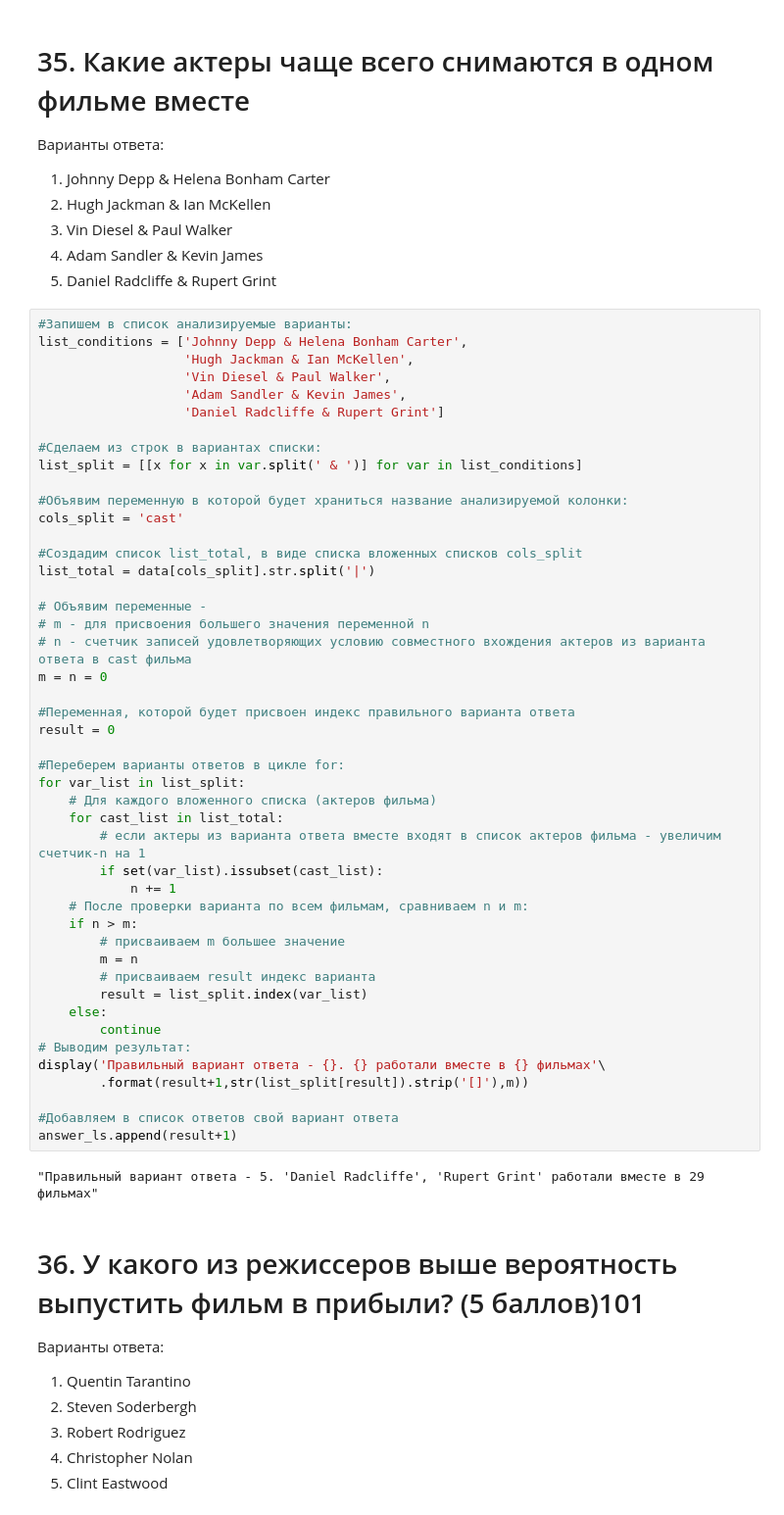
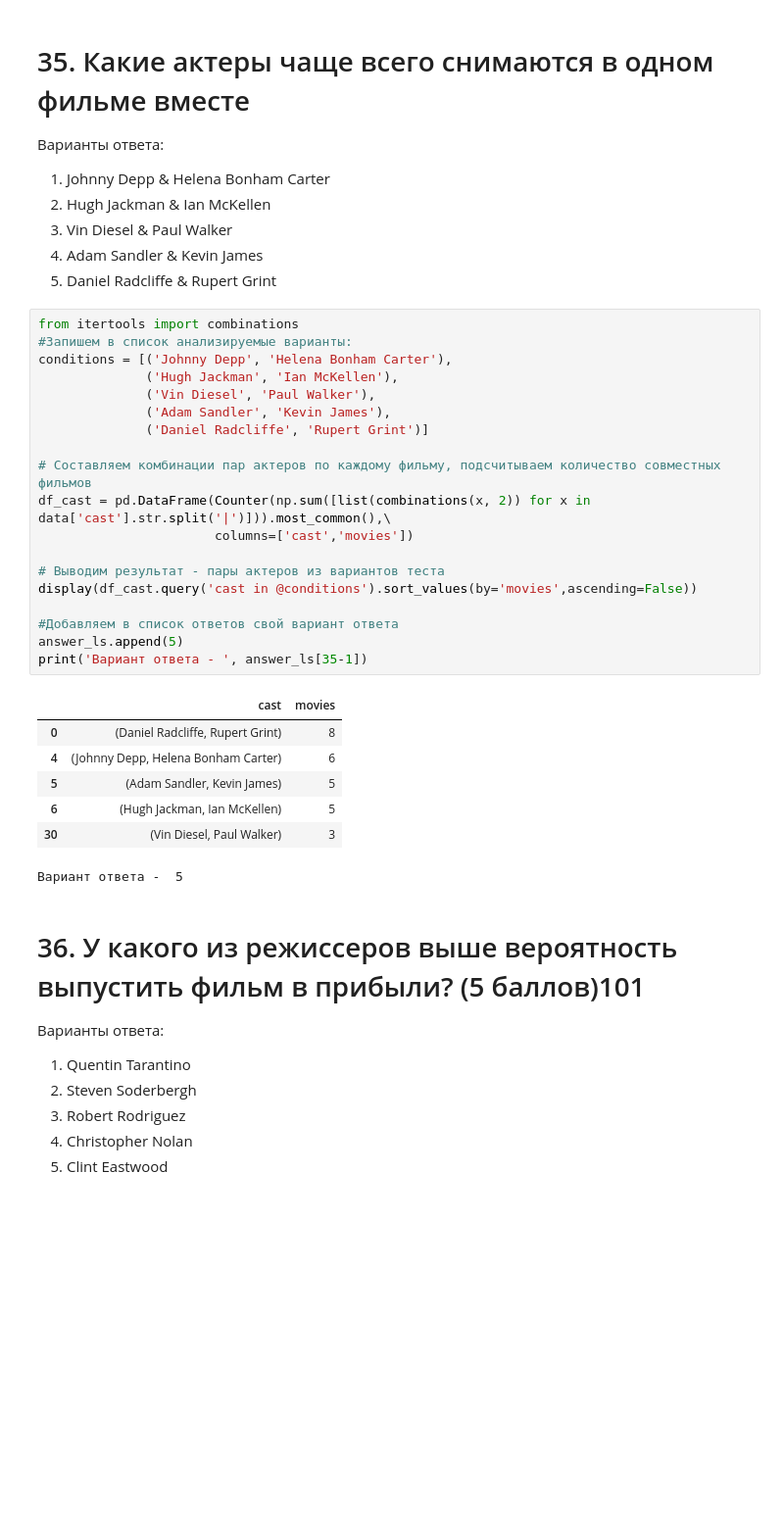
Before and after one commit to ondarem/skillfactory_rds, a Jupyter notebook: module_1/Movies_IMBD.ipynb, the cells around one changed output. Shown: that part at 98% size. Cells and saved outputs as stored; diff of their text form; blank space fills up the shorter version.

```diff
--- a/module_1/Movies_IMBD.ipynb
+++ b/module_1/Movies_IMBD.ipynb
@@ -1020,54 +875,33 @@ answer_ls.append(1)
 3. Vin Diesel & Paul Walker
 4. Adam Sandler & Kevin James
 5. Daniel Radcliffe & Rupert Grint
-# %%
-#Запишем в список анализируемые варианты:
-list_conditions = ['Johnny Depp & Helena Bonham Carter',
-                   'Hugh Jackman & Ian McKellen',
-                   'Vin Diesel & Paul Walker',
-                   'Adam Sandler & Kevin James',
-                   'Daniel Radcliffe & Rupert Grint']
-
-#Сделаем из строк в вариантах списки:
-list_split = [[x for x in var.split(' & ')] for var in list_conditions]
-
-#Объявим переменную в которой будет храниться название анализируемой колонки:
-cols_split = 'cast'
-
-#Создадим список list_total, в виде списка вложенных списков cols_split
-list_total = data[cols_split].str.split('|')
-
-# Объявим переменные -
-# m - для присвоения большего значения переменной n
-# n - счетчик записей удовлетворяющих условию совместного вхождения актеров из варианта ответа в cast фильма
-m = n = 0
-
-#Переменная, которой будет присвоен индекс правильного варианта ответа
-result = 0
-
-#Переберем варианты ответов в цикле for:
-for var_list in list_split:
-    # Для каждого вложенного списка (актеров фильма)
-    for cast_list in list_total:
-        # если актеры из варианта ответа вместе входят в список актеров фильма - увеличим счетчик-n на 1
-        if set(var_list).issubset(cast_list):
-            n += 1
-    # После проверки варианта по всем фильмам, сравниваем n и m:
-    if n > m:
-        # присваиваем m большее значение
-        m = n
-        # присваиваем result индекс варианта
-        result = list_split.index(var_list)
-    else:
-        continue
-# Выводим результат:
-display('Правильный вариант ответа - {}. {} работали вместе в {} фильмах'\
-        .format(result+1,str(list_split[result]).strip('[]'),m))
-
-#Добавляем в список ответов свой вариант ответа
-answer_ls.append(result+1)
-# %% [output]
-"Правильный вариант ответа - 5. 'Daniel Radcliffe', 'Rupert Grint' работали вместе в 29 фильмах"
+# %%
+from itertools import combinations
+#Запишем в список анализируемые варианты:
+conditions = [('Johnny Depp', 'Helena Bonham Carter'),
+              ('Hugh Jackman', 'Ian McKellen'),
+              ('Vin Diesel', 'Paul Walker'),
+              ('Adam Sandler', 'Kevin James'),
+              ('Daniel Radcliffe', 'Rupert Grint')]
+
+# Составляем комбинации пар актеров по каждому фильму, подсчитываем количество совместных фильмов
+df_cast = pd.DataFrame(Counter(np.sum([list(combinations(x, 2)) for x in data['cast'].str.split('|')])).most_common(),\
+                       columns=['cast','movies'])
+
+# Выводим результат - пары актеров из вариантов теста
+display(df_cast.query('cast in @conditions').sort_values(by='movies',ascending=False))
+
+#Добавляем в список ответов свой вариант ответа
+answer_ls.append(5)
+print('Вариант ответа - ', answer_ls[35-1])
+# %% [output]
+|  | cast | movies |
+| 0 | (Daniel Radcliffe, Rupert Grint) | 8 |
+| 4 | (Johnny Depp, Helena Bonham Carter) | 6 |
+| 5 | (Adam Sandler, Kevin James) | 5 |
+| 6 | (Hugh Jackman, Ian McKellen) | 5 |
+| 30 | (Vin Diesel, Paul Walker) | 3 |
+Вариант ответа -  5
 # %% [markdown]
 # 36. У какого из режиссеров выше вероятность выпустить фильм в прибыли? (5 баллов)101
 Варианты ответа:
```
Also changed, not shown: parts of 36 cells of this notebook.
